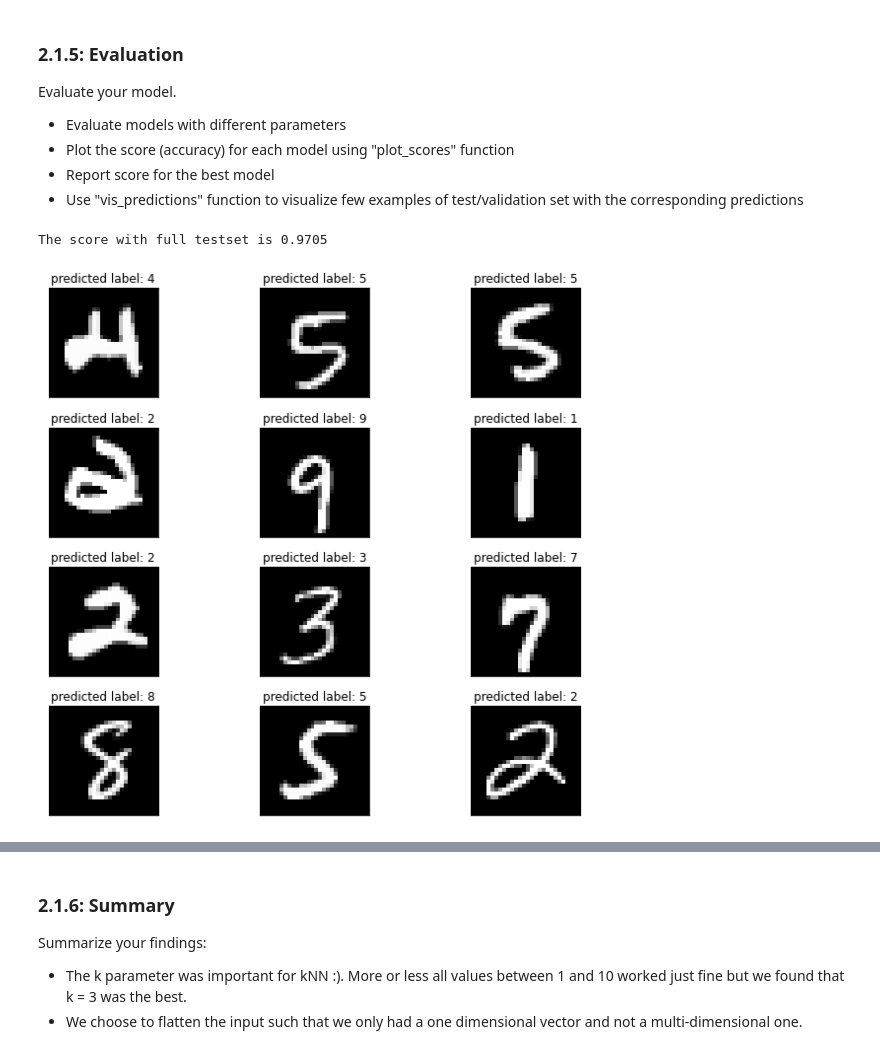
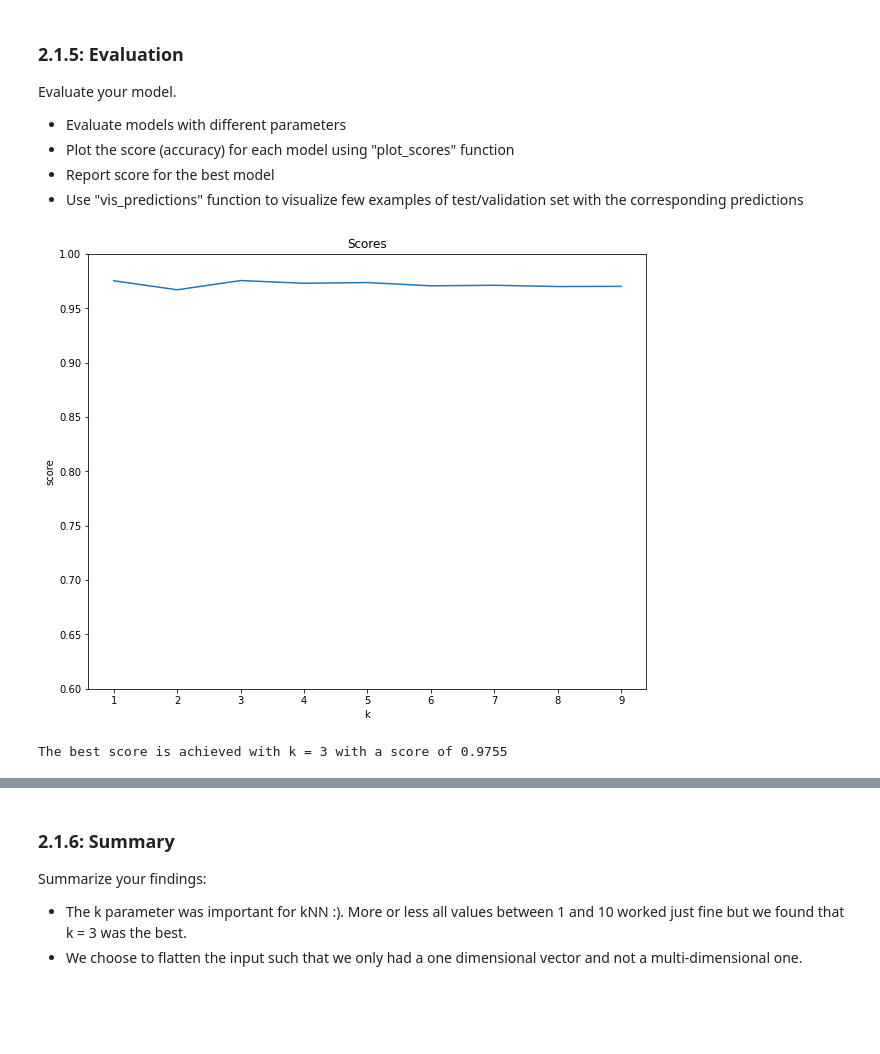
Before and after one commit to MaLoefUDS/MachineLearningInCybersecurity, a Jupyter notebook: task01/2021_10_29_Task_01.ipynb, the cells around one changed output, grey strips where cells are left out. Saved outputs shown, nothing was run; the diff lists cells and outputs as text; code cells hidden in the pictures; blank space fills up the shorter version.

```diff
--- a/task01/2021_10_29_Task_01.ipynb
+++ b/task01/2021_10_29_Task_01.ipynb
@@ -349,3 +316,7 @@ y_eval_flat = [i[0] for i in y_eval]
+# %%
+# bring data into shape
+
+x_train_flat, x_eval_flat, y_train_flat, y_eval_flat = flatten_sets(x_train, x_eval, y_train, y_eval)
 # %% [markdown]
 ### 2.1.3: Model
 
@@ -360,17 +327,8 @@ models = [sklearn.neighbors.KNeighborsClassifier(n_neighbors=k) for k in k_s]
 ### 2.1.4: Fit Model
 
 Define optimization procedure and fit your model to the data
-# %%
-#
-#
-# ------- Your Code -------
-#
-#
-#  Please save the trained model
-#
-
-for model in models:
-    model.fit(x_train_flat, y_train_flat)
+# %%
+fit_all_models(models, x_train_flat, y_train_flat)
 # %% [markdown]
 ### 2.1.5: Evaluation
 
@@ -380,51 +338,25 @@ Evaluate your model.
   * Report score for the best model
   * Use "vis_predictions" function to visualize few examples of test/validation set with the corresponding predictions
 # %%
-#
-#
-# ------- Your Code -------
-#
-# Example: y_pred = model.predict(x)
-if test_set == 'val':
-    scores = list()
-    for i in range(len(models)):
-        scores.append(models[i].score(x_eval_flat, y_eval_flat))
-else:
-    score = models[0].score(x_eval_flat, y_eval_flat)
+scores = list()
+for i in range(len(models)):
+    scores.append(models[i].score(x_eval_flat, y_eval_flat))
 # %%
 # Here plot score (accuracy) for each model. You can use "plot_scores" function.
 
-# Example: plot_scores(parameters, scores, "title", "x_label", "y_label"),
-if test_set == 'val':
-    plot_scores(k_s, scores, title="Scores", x_label="k", y_label="score")
+plot_scores(k_s, scores, title="Scores", x_label="k", y_label="score")
+
 # You can see an example in the follow.
 # Note that the visualizations/plots provided are just simple examples/illustrations.
 # We encourage more informative and alternate methods to present results.
+# %% [output]
+[figure, added]
 # %%
 # Here report the score for the best model
-#
-# ------- Your Code -------
-#
-if test_set == 'val':
-    max_score = max(scores)
-    best_k_index = scores.index(max_score)
-    print(f"The best score is with k {best_k_index + 1}")
-else:
-    print(f"The score with full testset is {score}")
+
+max_score = max(scores)
+best_k_index = scores.index(max_score)
+
+print(f"The best score is achieved with k = {k_s[best_k_index]} with a score of {max_score}")
 # %% [output]
-The score with full testset is 0.9705
+The best score is achieved with k = 3 with a score of 0.9755
-# %%
-# Visualize the predictions
-# Example: vis_predictions(x_eval, y_pred, size_of_data)
-#
-#
-# ------- Your Code -------
-#
-if test_set == 'val':
-    prediction = models[best_k_index].predict(x_eval_flat)
-    vis_predictions(x_eval_flat, prediction, len(x_eval_flat))
-else:
-    final_prediction = models[0].predict(x_eval_flat)
-    vis_predictions(x_eval_flat, final_prediction, len(x_eval_flat))
-# %% [output]
-[figure, removed]
```
Also changed, not shown: parts of 23 cells of this notebook, 1 other file.
